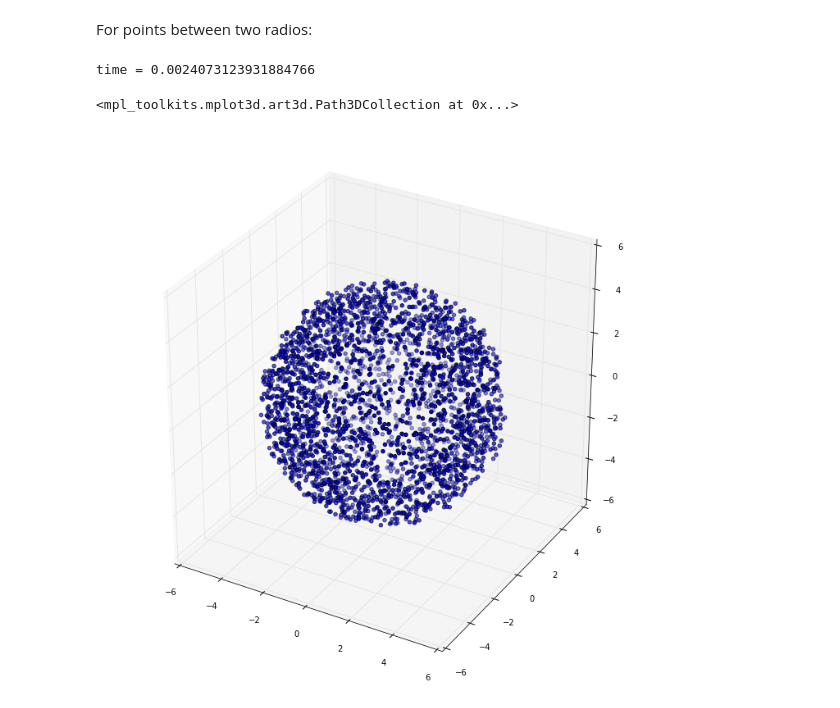
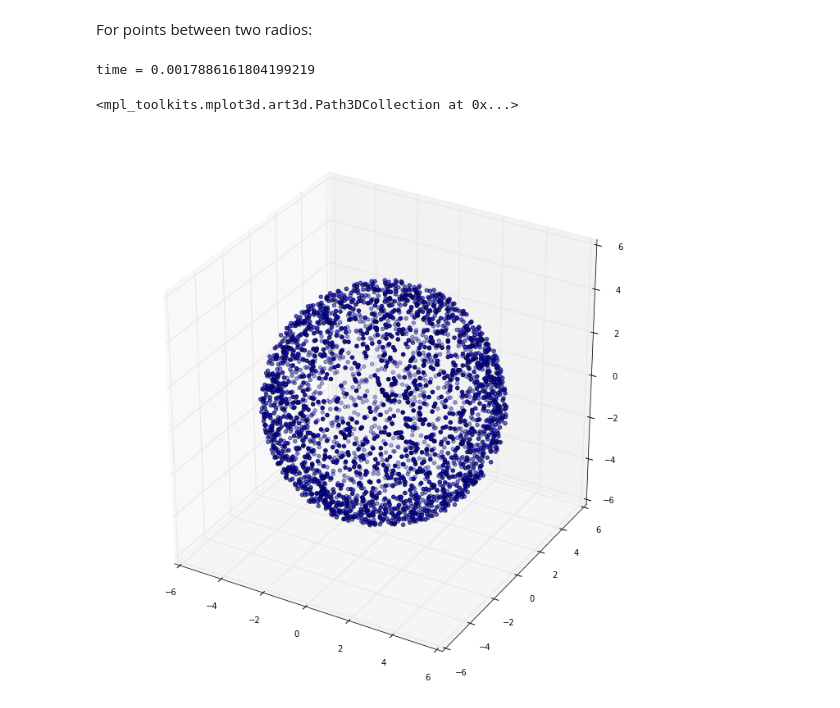
Before and after one commit to pewen/ten, a Jupyter notebook: doc/notebooks/Random_points_in_sphere.ipynb, the cells around one changed output. Cells and saved outputs as stored; diff of their text form; code cells hidden in the pictures.

```diff
--- a/doc/notebooks/Random_points_in_sphere.ipynb
+++ b/doc/notebooks/Random_points_in_sphere.ipynb
@@ -152,17 +152,17 @@ For points between two radios:
 # %%
 num_points = 3000
 
 t = time.time()
 
-points = generate_random_points_in_sphere(num_points, 5, 2.5)
+points = generate_random_points_in_sphere(num_points, 5, 4)
 
 print("time =", time.time() - t)
 
 fig = plt.figure(figsize=(12,12))
 ax = fig.add_subplot(111, projection='3d')
 
-ax.scatter(points[0], points[1], points[2])
+ax.scatter(points[:,0], points[:,1], points[:,2])
 # %% [output]
-time = 0.0024073123931884766
+time = 0.0017886161804199219
 <mpl_toolkits.mplot3d.art3d.Path3DCollection at 0x...>
-[figure, old version]
+[figure, new version]
```
Also changed, not shown: parts of 6 cells of this notebook.
